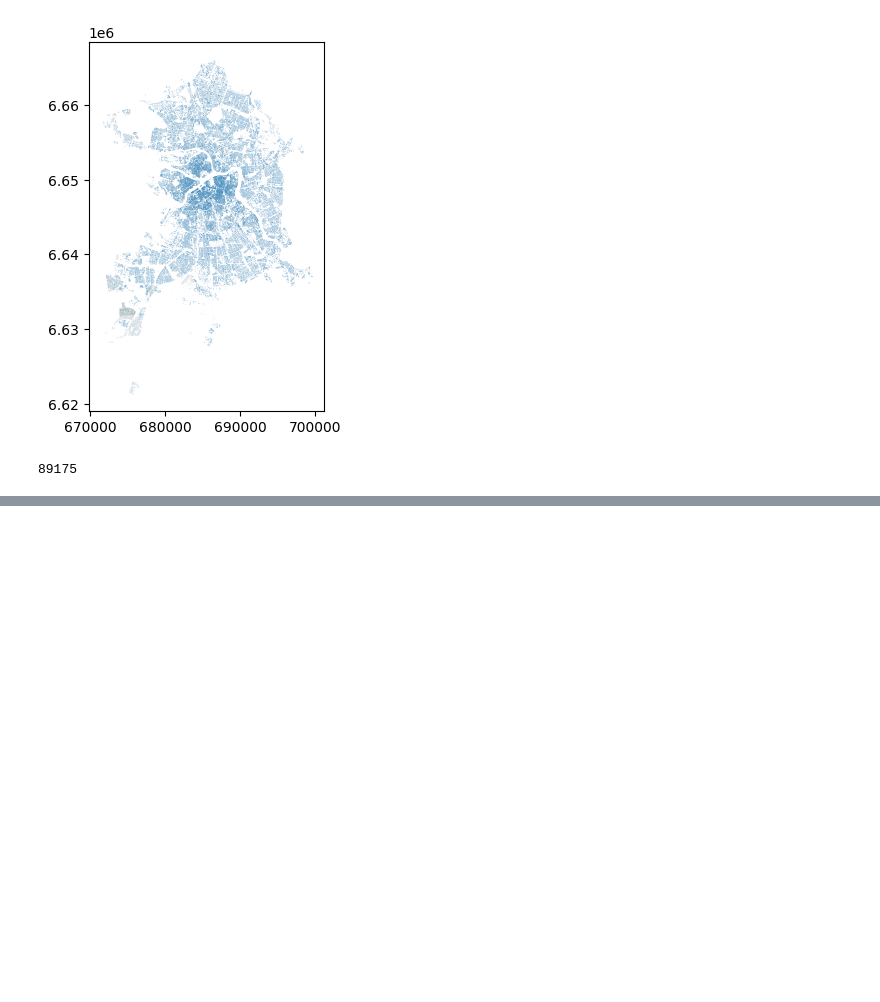
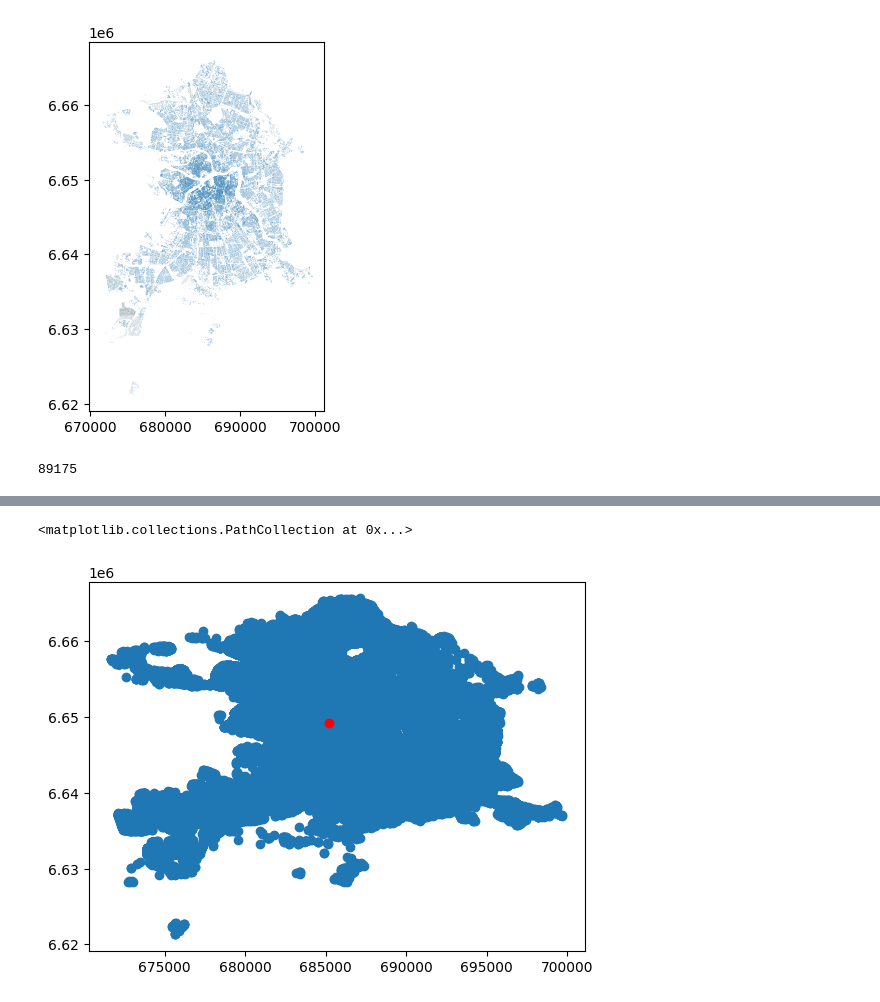
Before and after one commit to ilyakosstin/changellenge_case_MTS, a Jupyter notebook: connect.ipynb, the cells around one changed output, grey strips where cells are left out. Drawn from its saved outputs; the diff is of its cells as text; code cells hidden in the pictures; blank space fills up the shorter version.

```diff
--- a/connect.ipynb
+++ b/connect.ipynb
@@ -112,0 +391,13 @@ def plot_decomposition(conn, b_start, geom_a, geom_b):
+# %%
+center_coords_s = 'Point(30.315473 59.938991)' # дворцовая площадь
+
+cc_gpd = gpd.GeoSeries([shapely.wkt.loads(center_coords_s)], crs='EPSG:4326')
+cc_gpd = cc_gpd.to_crs('EPSG:32635')
+
+city_center = cc_gpd.geometry[0]
+
+plt.scatter(gdf_b['centroid'].apply(lambda x: x.x), gdf_b['centroid'].apply(lambda x: x.y))
+plt.scatter([city_center.x], [city_center.y], color='red')
+# %% [output]
+<matplotlib.collections.PathCollection at 0x...>
+[figure, added]
```
Also changed, not shown: parts of 35 cells of this notebook.
